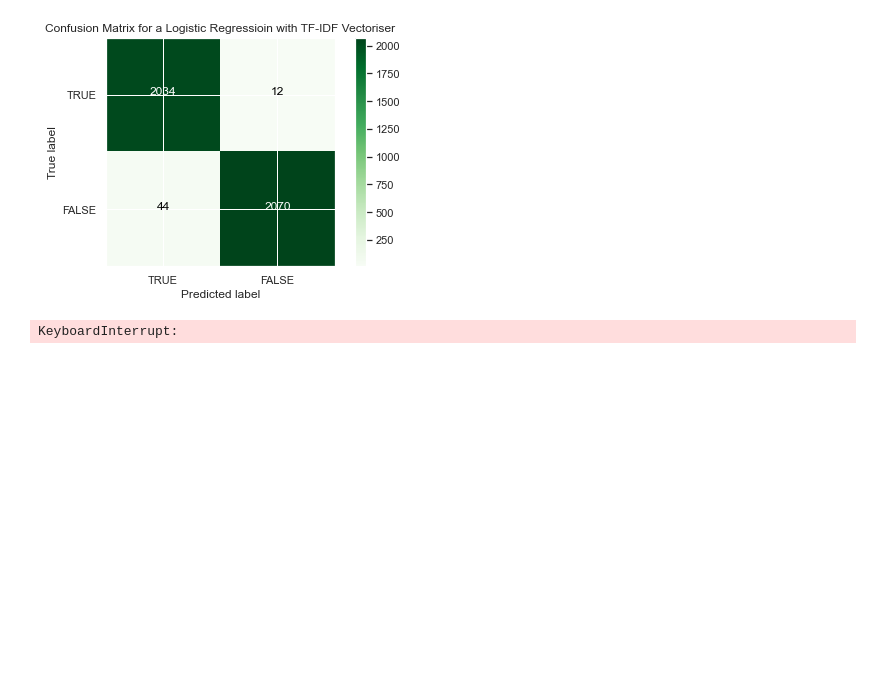
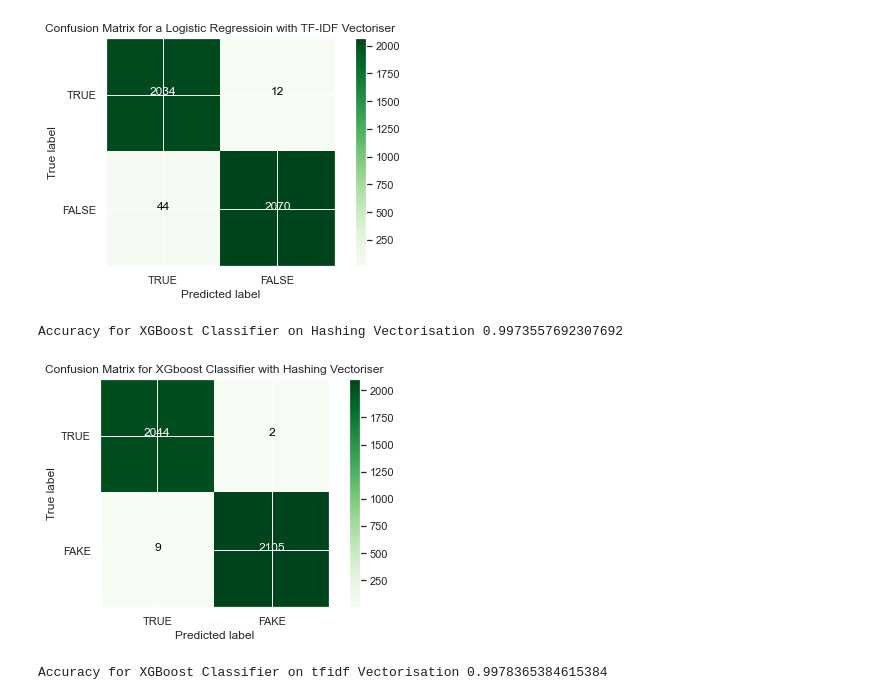
Before and after one commit to edologgerbird/fake-news-classifier, a Jupyter notebook: fake-news-classifier.ipynb, the cells around one changed output. Saved outputs shown, nothing was run; the diff lists cells and outputs as text; code cells hidden in the pictures; blank space fills up the shorter version.

```diff
--- a/fake-news-classifier.ipynb
+++ b/fake-news-classifier.ipynb
@@ -328,20 +324,27 @@ randforest = RandomForestClassifier()
+# %%
+import xgboost
+
+xgb = xgboost.XGBClassifier(use_label_encoder=False, eval_metric='logloss')
 # %%
-randforest.fit(hashing_train,y_train)
-hashing_rf_pred = randforest.predict(hashing_test)
-hashing_rf_acc = metrics.accuracy_score(y_test,hashing_rf_pred)
 
+xgb.fit(hashing_train,y_train)
+hashing_xgb_pred = xgb.predict(hashing_test)
+hashing_xgb_acc = metrics.accuracy_score(y_test,hashing_xgb_pred)
 
-print("Accuracy for RandomForest Classifier on Hashing Vectorisation", hashing_rf_acc)
+print("Accuracy for XGBoost Classifier on Hashing Vectorisation", hashing_xgb_acc)
 # %% [output]
-KeyboardInterrupt:
+Accuracy for XGBoost Classifier on Hashing Vectorisation 0.9973557692307692
 # %%
-hashing_rf_cm = metrics.confusion_matrix(y_test, hashing_rf_pred, labels = [0,1])
-plot_confusion_matrix(tfidf_log_cm , classes=['TRUE', 'FAKE'], title = 'Confusion Matrix for a RandomForest Classifier with Hashing Vectoriser')
+hashing_xgb_cm = metrics.confusion_matrix(y_test, hashing_xgb_pred, labels = [0,1])
+plot_confusion_matrix(hashing_xgb_cm , classes=['TRUE', 'FAKE'], title = 'Confusion Matrix for XGboost Classifier with Hashing Vectoriser')
+# %% [output]
+[figure, added]
 # %%
-randforest.fit(tfidf_train,y_train)
-tfidf_rf_pred = randforest.predict(tfidf_test)
-tfidf_rf_acc = metrics.accuracy_score(y_test,tfidf_rf_pred)
+xgb.fit(tfidf_train,y_train)
+tfidf_xgb_pred = xgb.predict(tfidf_test)
+tfidf_xgb_acc = metrics.accuracy_score(y_test,tfidf_xgb_pred)
 
-
-print("Accuracy for RandomForest Classifier on TF-IDF Vectorisation", tfidf_rf_acc)
+print("Accuracy for XGBoost Classifier on TF-IDF Vectorisation", tfidf_xgb_acc)
+# %% [output]
+Accuracy for XGBoost Classifier on tfidf Vectorisation 0.9978365384615384
 # %%
```
Also changed, not shown: parts of 3 cells of this notebook.
